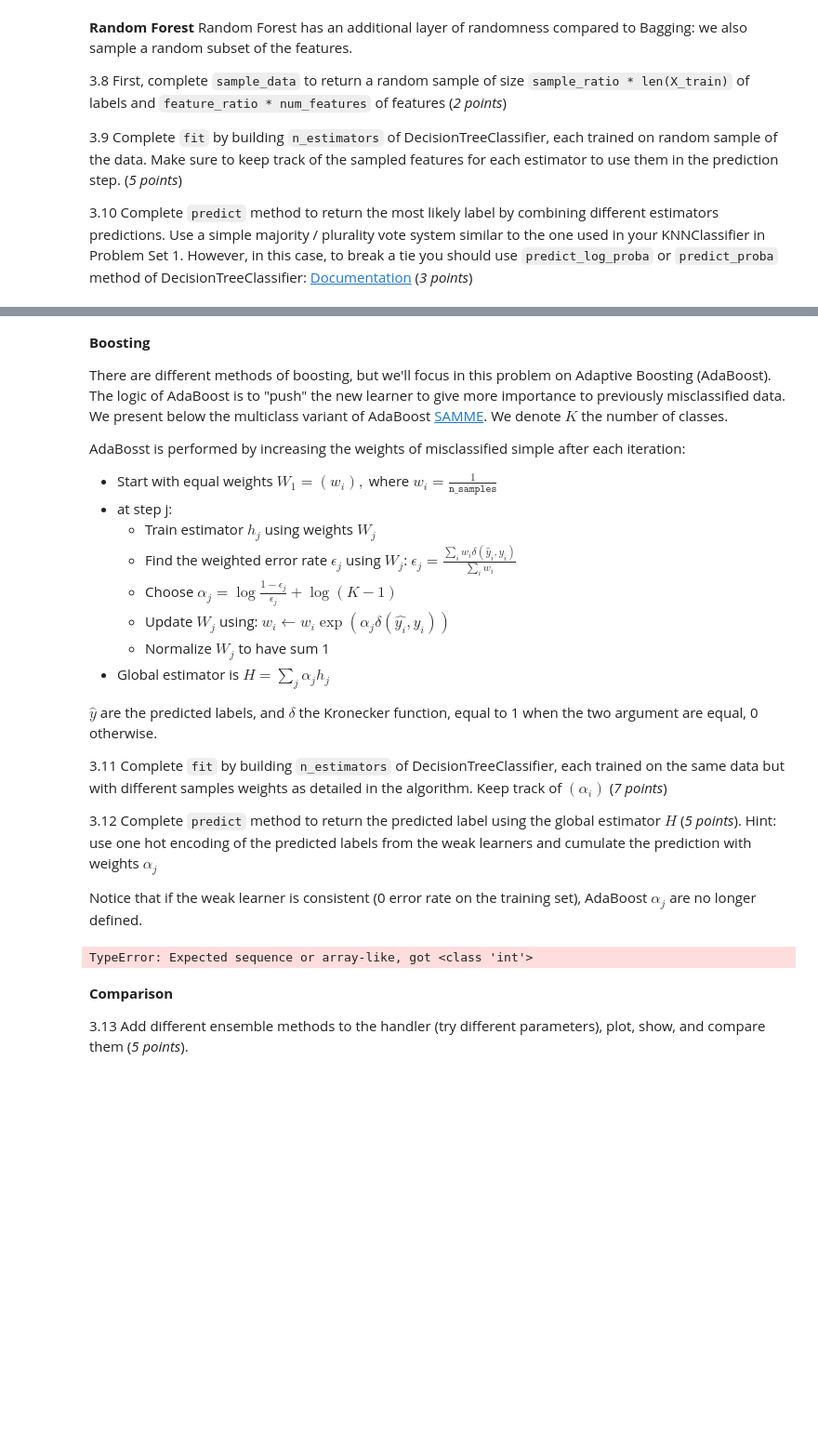
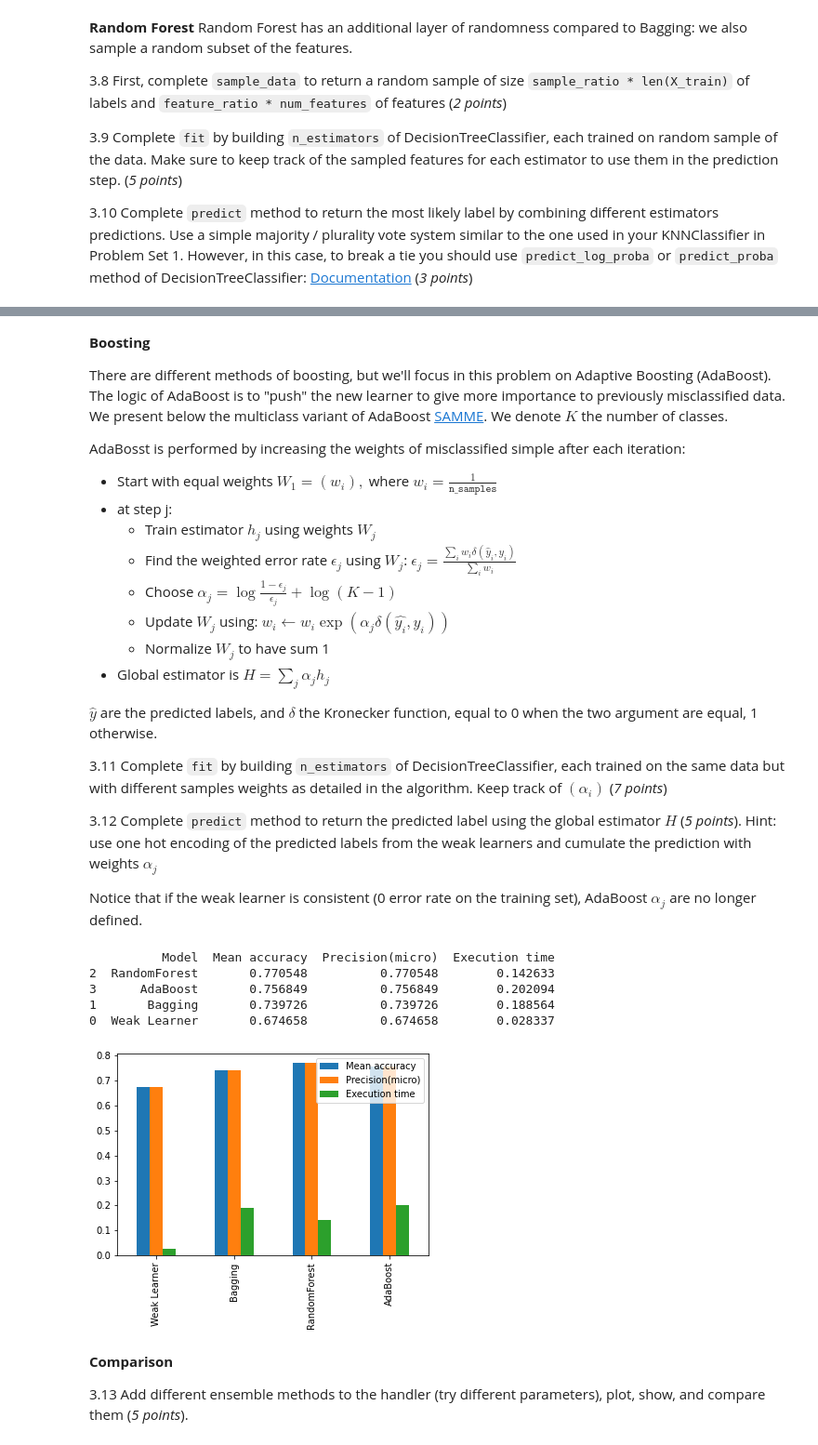
Before and after one commit to alexbook00/CSCI-5622, a Jupyter notebook: Homework/PS2_albo6624.ipynb, the cells around one changed output, grey strips where cells are left out. Shown: that part at 93% size. Drawn from its saved outputs; the diff is of its cells as text; code cells hidden in the pictures; blank space fills up the shorter version.

```diff
--- a/Homework/PS2_albo6624.ipynb
+++ b/Homework/PS2_albo6624.ipynb
@@ -715,7 +719,7 @@ AdaBosst is performed by increasing the weights of misclassified simple after ea
     - Normalize $W_j$ to have sum 1
 - Global estimator is $H = \sum_j \alpha_j h_j$
 
-$\hat{y}$ are the predicted labels, and $\delta$ the Kronecker function, equal to 1 when the two argument are equal, 0 otherwise.
+$\hat{y}$ are the predicted labels, and $\delta$ the Kronecker function, equal to 0 when the two argument are equal, 1 otherwise.
 
 
 3.11 Complete `fit` by building `n_estimators` of DecisionTreeClassifier, each trained on the same data but with different
@@ -754,9 +802,15 @@ class AdaBoost(object):
 # %%
 # This cell should run without errors
 ensemble_handler.fit_model(AdaBoost(10), 'AdaBoost')
 ensemble_handler.print_result()
+ensemble_handler.plot_metric()
 # %% [output]
-TypeError: Expected sequence or array-like, got <class 'int'>
+          Model  Mean accuracy  Precision(micro)  Execution time
+2  RandomForest       0.770548          0.770548        0.142633
+3      AdaBoost       0.756849          0.756849        0.202094
+1       Bagging       0.739726          0.739726        0.188564
+0  Weak Learner       0.674658          0.674658        0.028337
+[figure, added]
 # %% [markdown]
 **Comparison**
 
```
Also changed, not shown: parts of 15 cells of this notebook.
